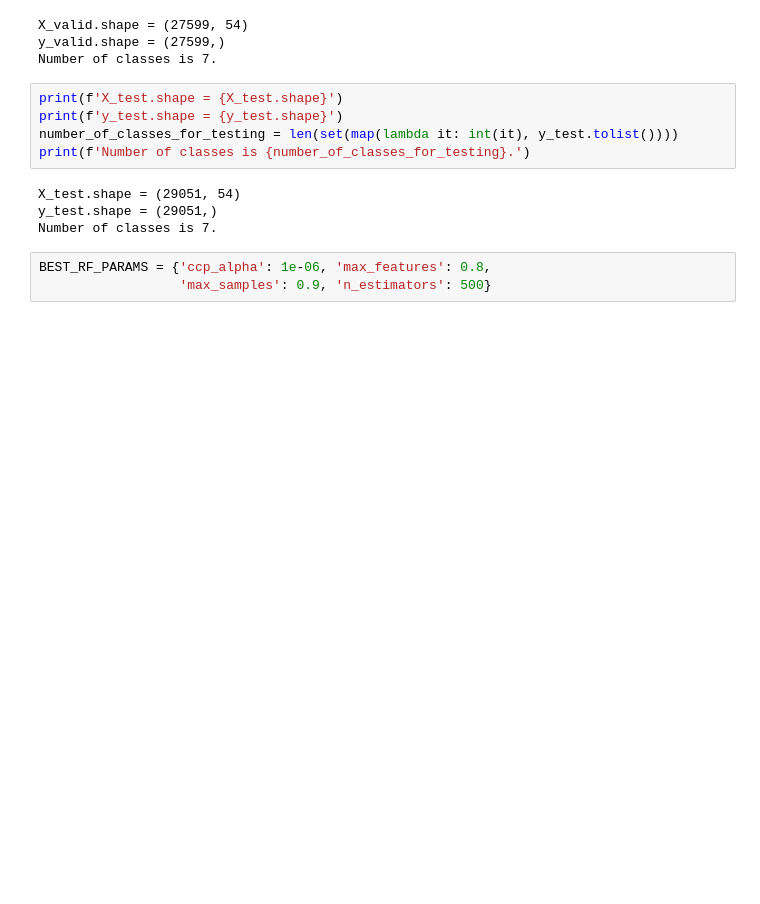
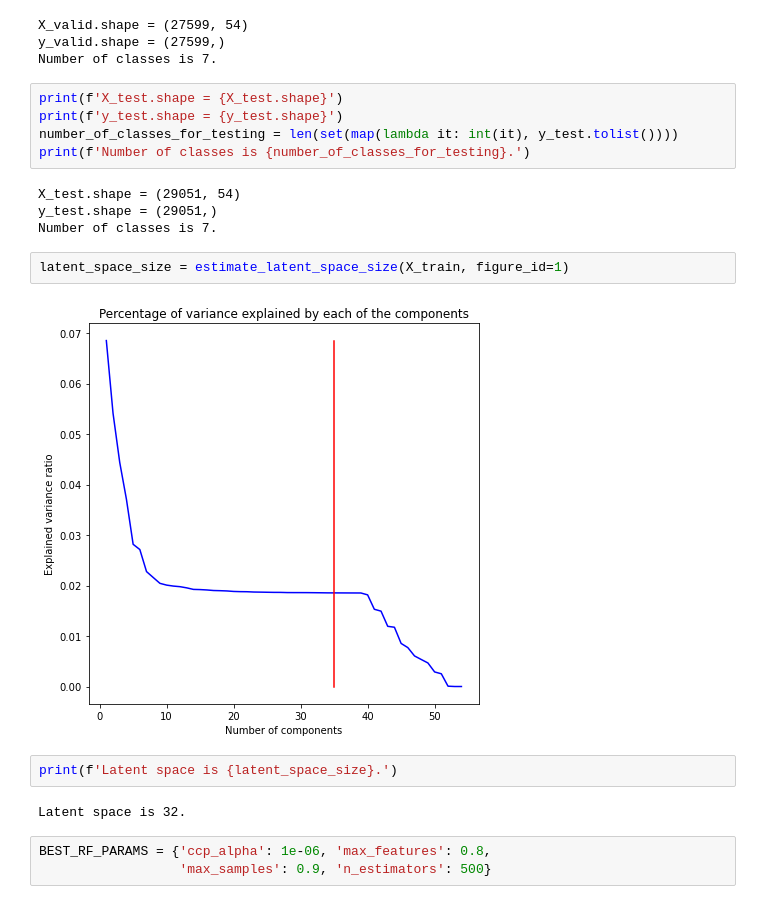
Before and after one commit to bond005/tabular_deep_learning, a Jupyter notebook: vae_cls.ipynb, the cells around one changed output. Cells and saved outputs as stored; diff of their text form; blank space fills up the shorter version.

```diff
--- a/vae_cls.ipynb
+++ b/vae_cls.ipynb
@@ -554,6 +610,14 @@ print(f'Number of classes is {number_of_classes_for_testing}.')
 X_test.shape = (29051, 54)
 y_test.shape = (29051,)
 Number of classes is 7.
+# %%
+latent_space_size = estimate_latent_space_size(X_train, figure_id=1)
+# %% [output]
+[figure, added]
+# %%
+print(f'Latent space is {latent_space_size}.')
+# %% [output]
+Latent space is 32.
 # %%
 BEST_RF_PARAMS = {'ccp_alpha': 1e-06, 'max_features': 0.8,
                   'max_samples': 0.9, 'n_estimators': 500}
```
Also changed, not shown: parts of 26 cells of this notebook.
